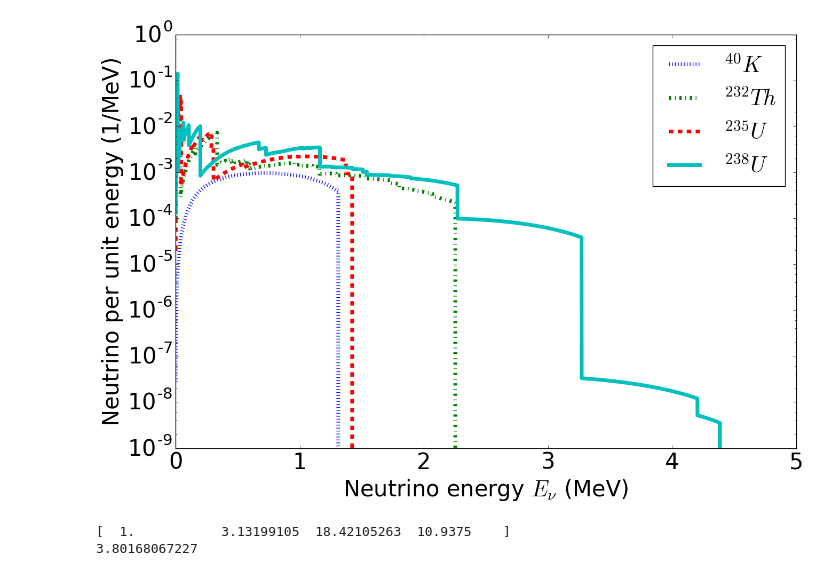
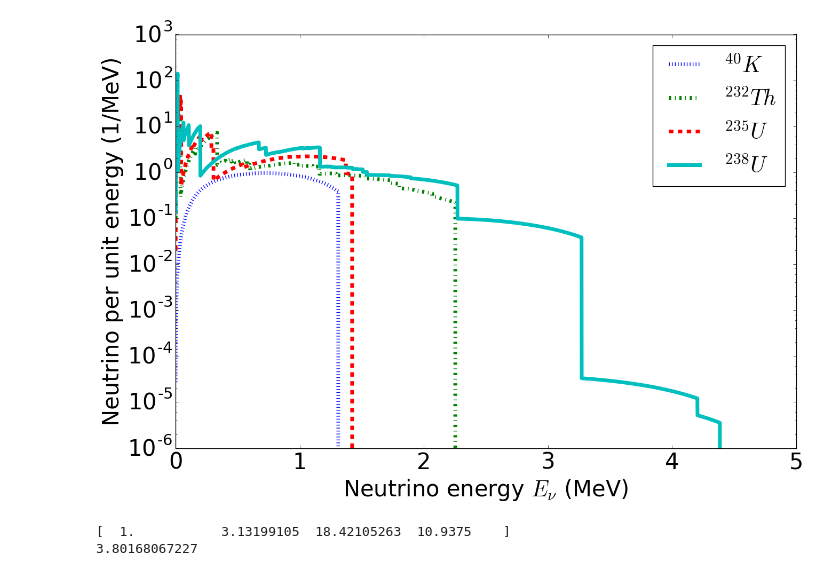
Before and after one commit to dforero0896/Physics_Monograph, a Jupyter notebook: geoneutrino_spectra.ipynb, the cells around one changed output. Drawn from its saved outputs; the diff is of its cells as text; code cells hidden in the pictures.

```diff
--- a/geoneutrino_spectra.ipynb
+++ b/geoneutrino_spectra.ipynb
@@ -5,30 +5,30 @@ import matplotlib.pyplot as plt
 # %%
 data40K=np.loadtxt('../AntineutrinoSpectrum_all/AntineutrinoSpectrum_40K.knt')
 data232Th=np.loadtxt('../AntineutrinoSpectrum_all/AntineutrinoSpectrum_232Th.knt')
 data235U=np.loadtxt('../AntineutrinoSpectrum_all/AntineutrinoSpectrum_235U.knt')
 data238U=np.loadtxt('../AntineutrinoSpectrum_all/AntineutrinoSpectrum_238U.knt')
 
 energy_spectra, ax = plt.subplots(1, 1, figsize=(15, 10))
 ax.set_yscale('log')
-ax.plot(data40K[:,0]/1000, data40K[:,1], label='$^{40}K$', ls=':', lw=5)
-ax.plot(data232Th[:,0]/1000, data232Th[:,1], label='$^{232}Th$', ls='-.' , lw=5)
-ax.plot(data235U[:,0]/1000, data235U[:,1], label='$^{235}U$', ls='--',  lw=5)
-ax.plot(data238U[:,0]/1000, data238U[:,1], label='$^{238}U$', lw=5)
+ax.plot(data40K[:,0]/1000, data40K[:,1]*1e3, label='$^{40}K$', ls=':', lw=5)
+ax.plot(data232Th[:,0]/1000, data232Th[:,1]*1e3, label='$^{232}Th$', ls='-.' , lw=5)
+ax.plot(data235U[:,0]/1000, data235U[:,1]*1e3, label='$^{235}U$', ls='--',  lw=5)
+ax.plot(data238U[:,0]/1000, data238U[:,1]*1e3, label='$^{238}U$', lw=5)
 
 
 
 
 ax.tick_params(axis='both', which='major', labelsize=30)
 
 ax.set_xlabel('Neutrino energy $E_\\nu$ (MeV)', fontsize=30)
 ax.set_ylabel('Neutrino per unit energy (1/MeV)', fontsize=30)
 
 plt.legend(loc=0, fontsize=30)
 
 
 plt.savefig('energy_spectrum.png')
 # %% [output]
-[figure, old version]
+[figure, new version]
 # %%
 #Let's try some Metropolis-Hastings
 #First example with 238U spectrum.
```
Also changed, not shown: 23 other files.
